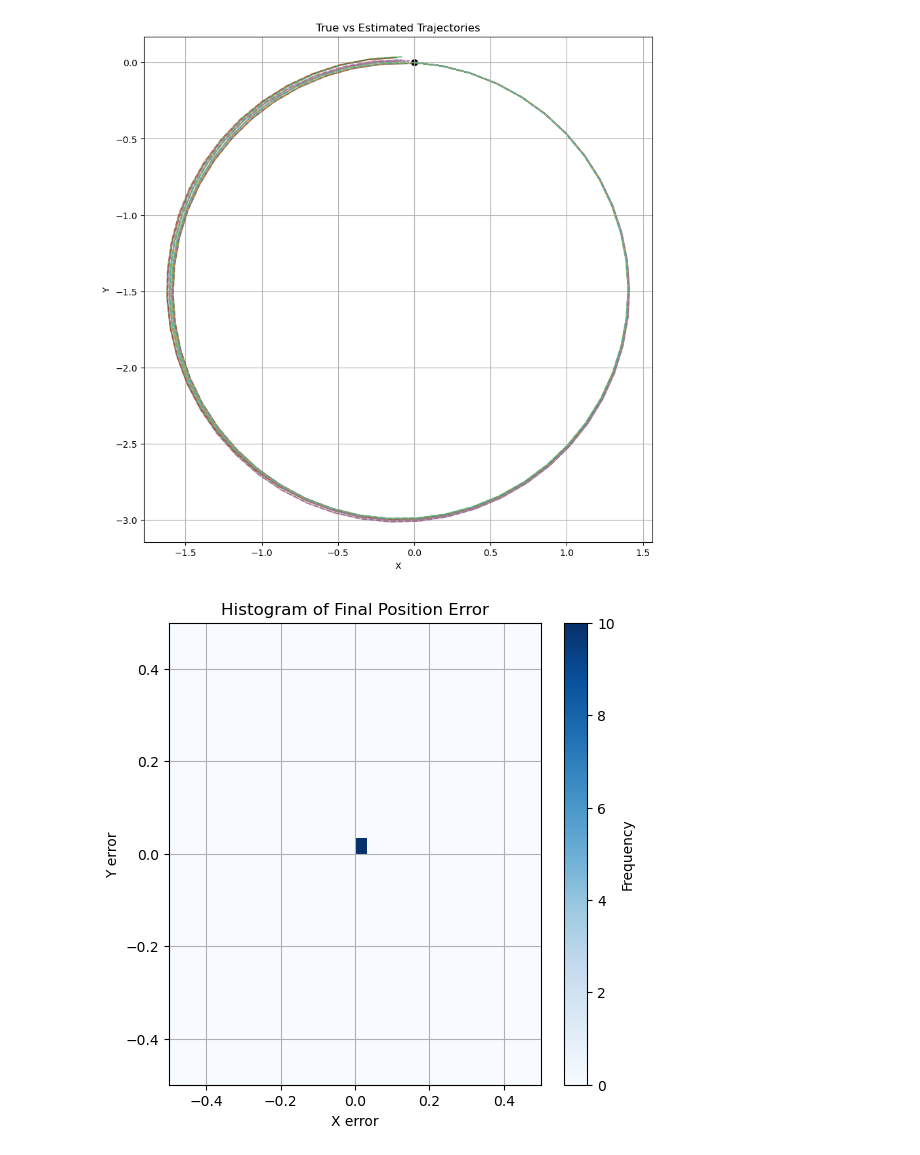
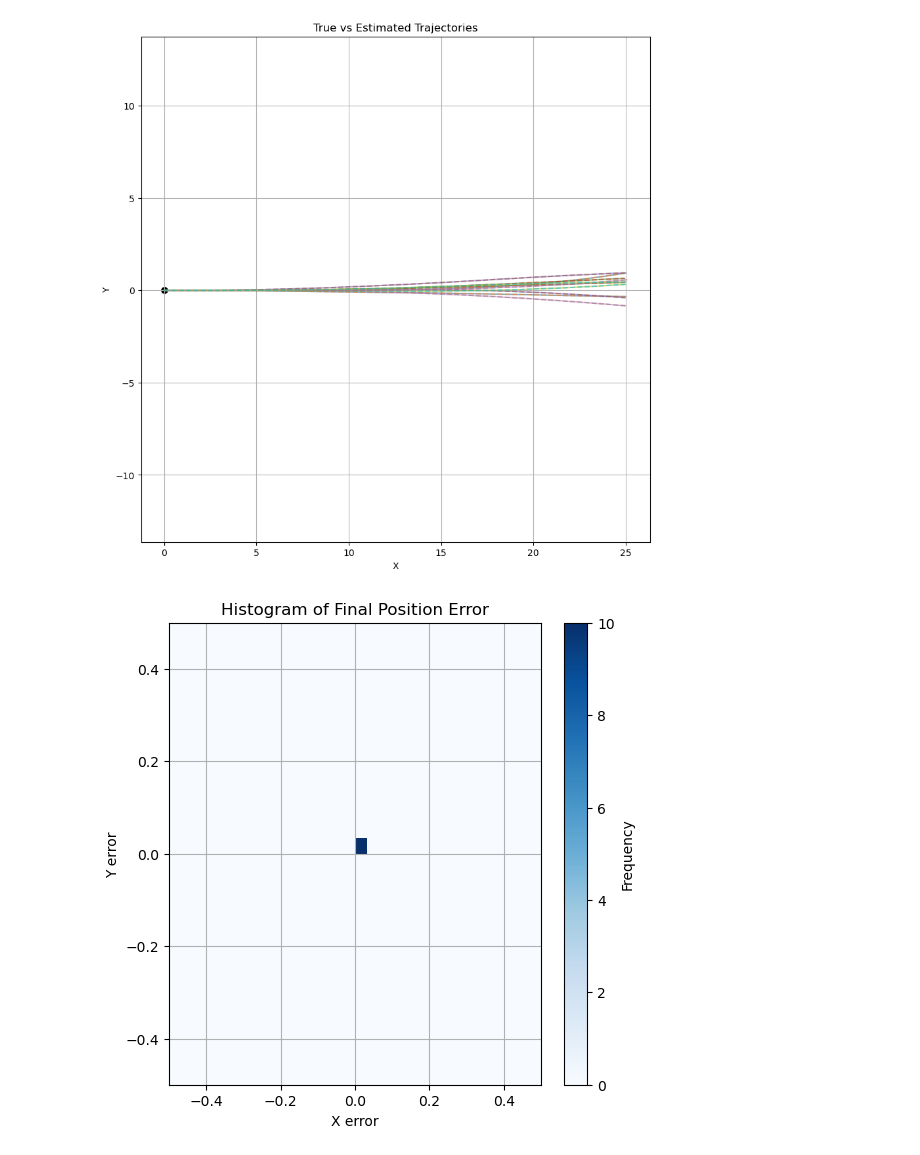
Before and after one commit to RealBenTen10/AIforRobots, a Jupyter notebook: Task7/Task7.1.ipynb, the cells around one changed output. Saved outputs shown, nothing was run; the diff lists cells and outputs as text; code cells hidden in the pictures.

```diff
--- a/Task7/Task7.1.ipynb
+++ b/Task7/Task7.1.ipynb
@@ -22,7 +22,7 @@ def odometry_sensor(state_1, state_2, estimate, noise_strength):
     noise = np.random.normal(0, noise_strength, 3)
     return [estimate[0] + state_2[0] - state_1[0] + noise[0], estimate[1] + state_2[1] - state_1[1] + noise[1], estimate[2] + state_2[2] - state_1[2] + noise[2]]
 
-def simulate(noise_velocity = 0, noise_odometry = 0, velocity = [1.0, 1.0], drive_in_circles = False, axis_length = 1, steps = 1000, episodes = 100, step_size_robot = 1.0):
+def simulate(noise_velocity = 0, noise_odometry = 0, velocity = [1.0, 1.0], drive_in_circles = False, correction = False, gain_k = 0.2, axis_length = 1, steps = 1000, episodes = 100, step_size_robot = 1.0):
     # for visualization purposes
     x_errors, y_errors = [], []
     all_true_trajectories = []
@@ -47,6 +47,13 @@ def simulate(noise_velocity = 0, noise_odometry = 0, velocity = [1.0, 1.0], driv
             estimated_state = odometry_sensor(previous_optimal_state, optimal_state, estimated_state, noise_odometry)
             true_traj.append(optimal_state[:2])
             est_traj.append(estimated_state[:2])
+            opt_traj = [optimal_state[:2]]
+            # P control
+            if correction:
+                velocity[0] += (optimal_state[0] - estimated_state[0]) * gain_k
+                velocity[1] += (optimal_state[1] - estimated_state[1]) * gain_k
+
+
         x_errors.append(abs(round(estimated_state[0], 5) - round(optimal_state[0], 5)))
         y_errors.append(abs(round(estimated_state[1], 5) - round(optimal_state[1], 5)))
         all_true_trajectories.append(true_traj)
@@ -83,15 +90,17 @@ def plot_final_position_histogram(x_errors, y_errors):
 # %%
 x_err, y_err, true_trajs, est_trajs = simulate(
     noise_velocity=4*10e-5,
     noise_odometry=0,
-    drive_in_circles=True,
+    drive_in_circles=False,
     episodes=10,
-    steps=50,
-    step_size_robot=0.25
+    steps=100,
+    step_size_robot=0.25,
+    correction=True
+
 )
 
 plot_trajectories(true_trajs, est_trajs)
 plot_final_position_histogram(x_err, y_err)
 # %% [output]
-[figure, old version]
+[figure, new version]
 [figure]
```
Also changed, not shown: parts of 1 cell of this notebook.
